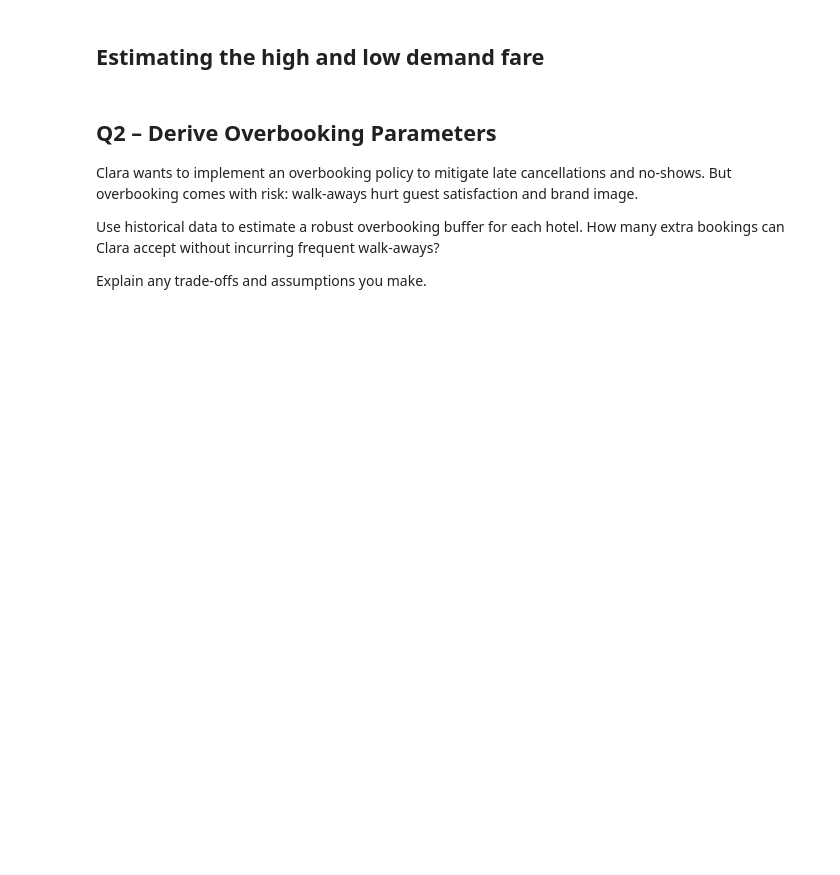
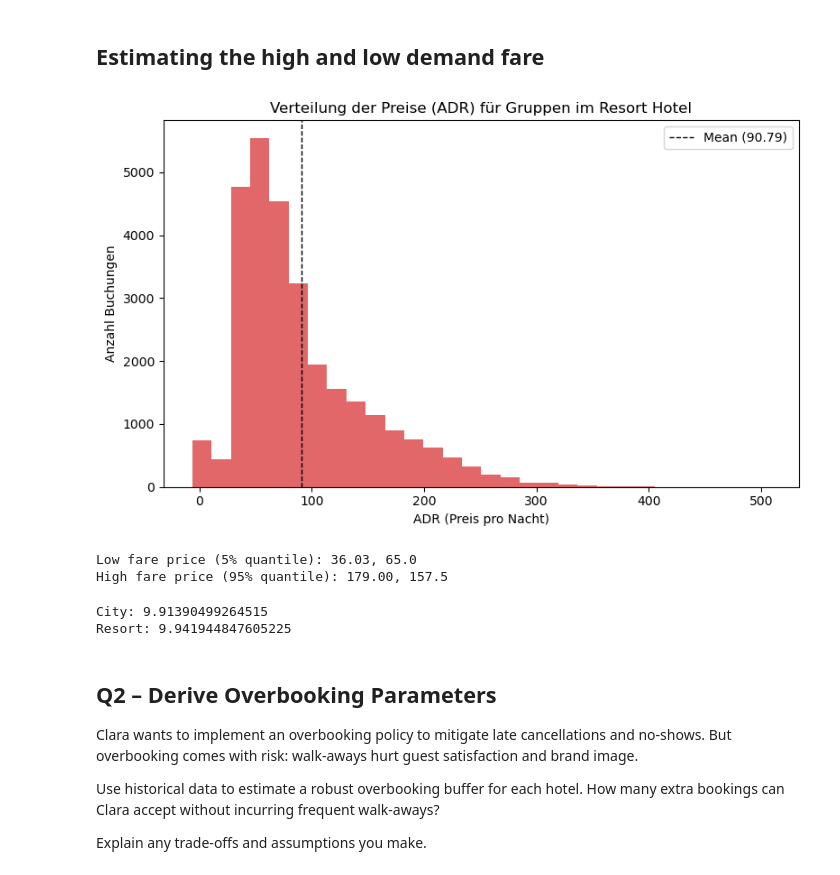
Before and after one commit to Omid-Sedighi-Mornani/case-study-template-revenue-management-Kilian-Jetschni-Omid-Sedighi-Mornani, a Jupyter notebook: solution.ipynb, the cells around one changed output. Cells and saved outputs as stored; diff of their text form; code cells hidden in the pictures; blank space fills up the shorter version.

```diff
--- a/solution.ipynb
+++ b/solution.ipynb
@@ -283,5 +283,56 @@ Maximale Gäste im Resort Hotel: 187
 # %% [markdown]
 ## Estimating the high and low demand fare
+# %%
+plt.figure(figsize=(8, 5))
+plt.hist(resort_hotel["adr"].dropna(), bins=30, color="tab:red", alpha=0.7)
+plt.title("Verteilung der Preise (ADR) für Gruppen im Resort Hotel")
+plt.xlabel("ADR (Preis pro Nacht)")
+plt.ylabel("Anzahl Buchungen")
+plt.axvline(
+    resort_hotel["adr"].mean(),
+    color="black",
+    linestyle="dashed",
+    linewidth=1,
+    label=f'Mean ({resort_hotel["adr"].mean():.2f})',
+)
+plt.legend()
+plt.tight_layout()
+plt.show()
+# %% [output]
+[figure, added]
+# %%
+low_fare_price_resort = resort_hotel["adr"].quantile(0.1)
+high_fare_price_resort = resort_hotel["adr"].quantile(0.9)
+
+low_fare_price_city = city_hotel["adr"].quantile(0.1)
+high_fare_price_city = city_hotel["adr"].quantile(0.9)
+
+print(
+    f"Low fare price (5% quantile): {low_fare_price_resort:.2f}, {low_fare_price_city}"
+)
+print(
+    f"High fare price (95% quantile): {high_fare_price_resort:.2f}, {high_fare_price_city}"
+)
+# %% [output]
+Low fare price (5% quantile): 36.03, 65.0
+High fare price (95% quantile): 179.00, 157.5
+# %%
+high_fare_demand_city = (
+    len(city_hotel[city_hotel["adr"] > high_fare_price_city]) / len(city_hotel) * 100
+)
+
+high_fare_demand_resort = (
+    len(resort_hotel[resort_hotel["adr"] > high_fare_price_resort])
+    / len(resort_hotel)
+    * 100
+)
+
+
+print("City:", high_fare_demand_city)
+print("Resort:", high_fare_demand_resort)
+# %% [output]
+City: 9.91390499264515
+Resort: 9.941944847605225
 # %% [markdown]
 ## Q2 – Derive Overbooking Parameters
 
```
Also changed, not shown: parts of 1 cell of this notebook.
